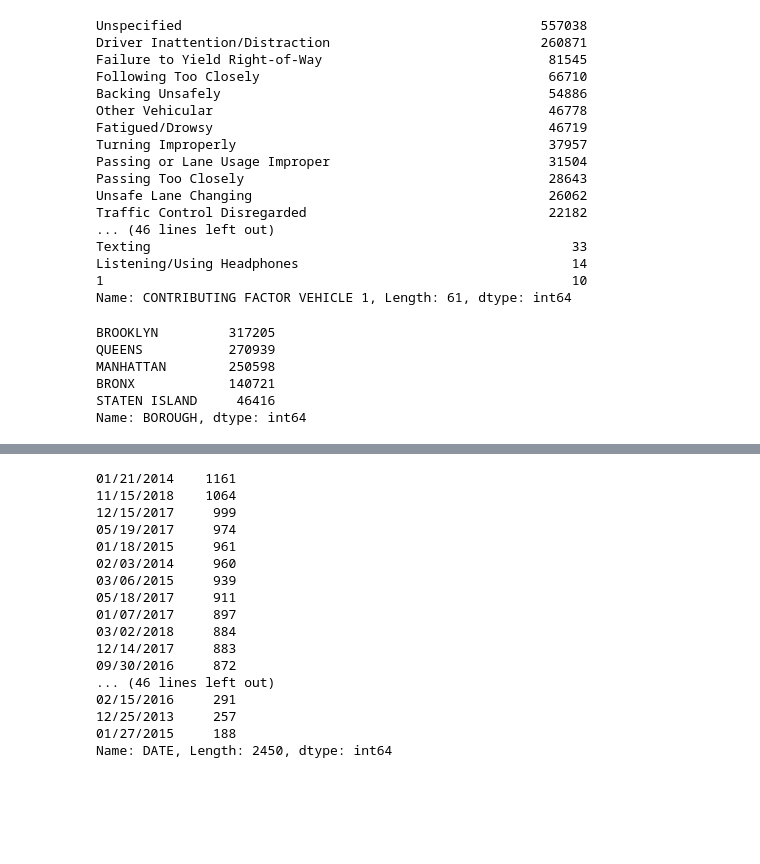
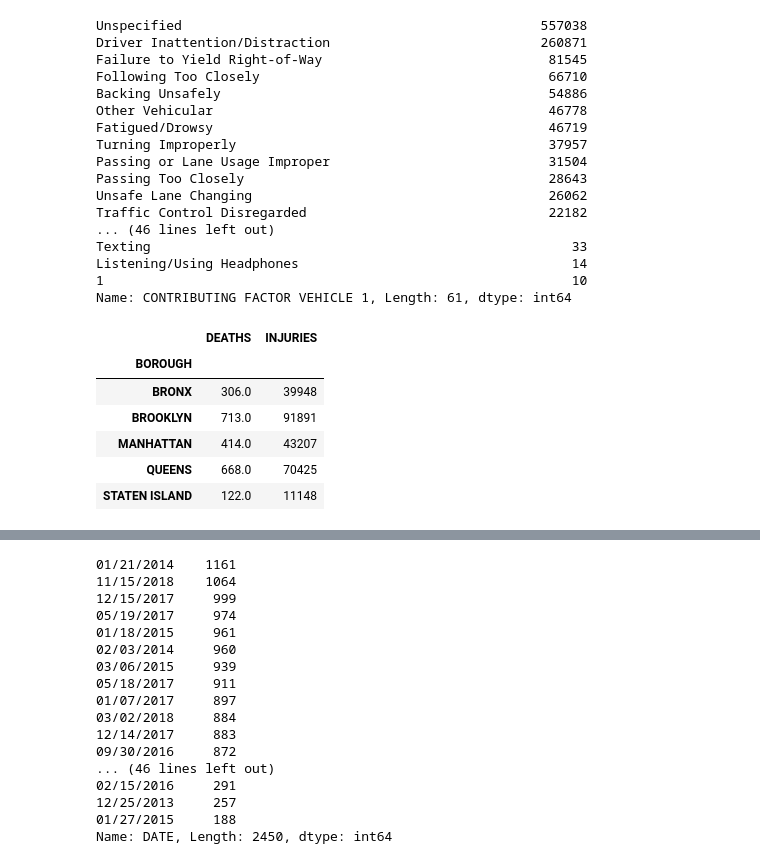
Before and after one commit to huntercash/ProjectOne, a Jupyter notebook: notebooks/Ibrahim.ipynb, the cells around one changed output, grey strips where cells are left out. Saved outputs shown, nothing was run; the diff lists cells and outputs as text; code cells hidden in the pictures; blank space fills up the shorter version.

```diff
--- a/notebooks/Ibrahim.ipynb
+++ b/notebooks/Ibrahim.ipynb
@@ -87,12 +136,32 @@ Texting                                                      33
 Listening/Using Headphones                                   14
 1                                                            10
 Name: CONTRIBUTING FACTOR VEHICLE 1, Length: 61, dtype: int64
-# %%
-nyc_data['BOROUGH'].value_counts()
-# %% [output]
-BROOKLYN         317205
-QUEENS           270939
-MANHATTAN        250598
-BRONX            140721
-STATEN ISLAND     46416
-Name: BOROUGH, dtype: int64
+# %%
+#Where do car crashes happen in NYC?
+
+#collisions by borough #
+collision_by_boroughs = nyc_data['BOROUGH'].value_counts()
+
+#calculate percentage of deaths and injuries
+#group by boroughs
+borough_gp = nyc_data.groupby('BOROUGH')
+
+borough_deaths = pd.DataFrame(borough_gp['DEATHS'].sum())
+#borough_deaths
+
+borough_injuries = pd.DataFrame(borough_gp['INJURIES'].sum())
+#borough_injuries
+
+deaths_n_injuries = borough_deaths.join(borough_injuries, how='left')
+deaths_n_injuries
+#deaths_n_injuries = deaths_n_injuries.reset_index()
+#deaths_n_injuries['DEATHS'].sum()
+#deaths_n_injuries['INJURIES'].sum()
+# %% [output]
+|  | DEATHS | INJURIES |
+| BOROUGH |  |  |
+| BRONX | 306.0 | 39948 |
+| BROOKLYN | 713.0 | 91891 |
+| MANHATTAN | 414.0 | 43207 |
+| QUEENS | 668.0 | 70425 |
+| STATEN ISLAND | 122.0 | 11148 |
```
Also changed, not shown: parts of 11 cells of this notebook, 2 other files.
